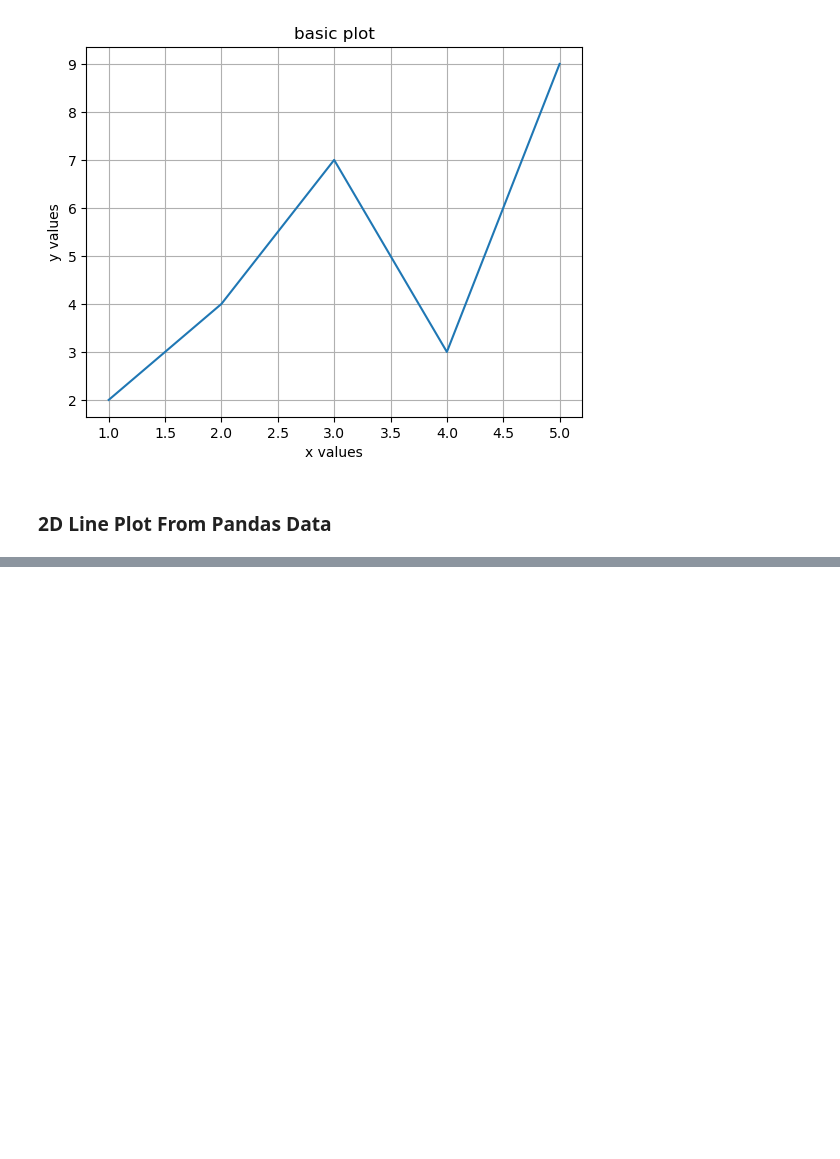
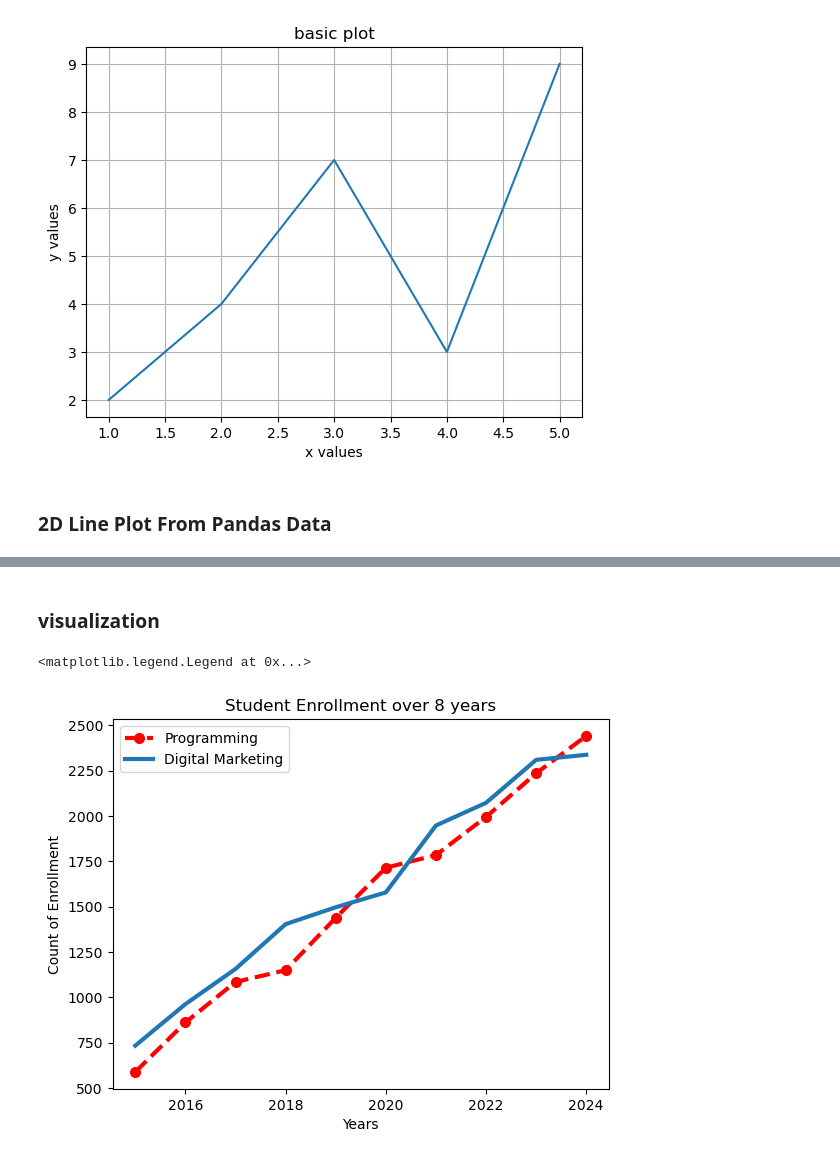
Before and after one commit to nafijur-rahaman/Data-Analysis-With-Python, a Jupyter notebook: Matplotlib/basic.ipynb, the cells around one changed output, grey strips where cells are left out. Cells and saved outputs as stored; diff of their text form; code cells hidden in the pictures; blank space fills up the shorter version.

```diff
--- a/Matplotlib/basic.ipynb
+++ b/Matplotlib/basic.ipynb
@@ -31,0 +35,14 @@ plt.legend()
+# %% [markdown]
+### visualization
+# %%
+plt.xlabel('Years')
+plt.ylabel('Count of Enrollment')
+plt.title('Student Enrollment over 8 years')
+
+plt.plot(df["Year"],df["Programming"],label = "Programming",color = "red", linewidth = 3,linestyle="dashed",marker='o',markersize=7)
+plt.plot(df["Year"],df["Digital Marketing"], label = "Digital Marketing",linewidth = 3)
+
+plt.legend()
+# %% [output]
+<matplotlib.legend.Legend at 0x...>
+[figure, added]
```
Also changed, not shown: parts of 1 cell of this notebook.
